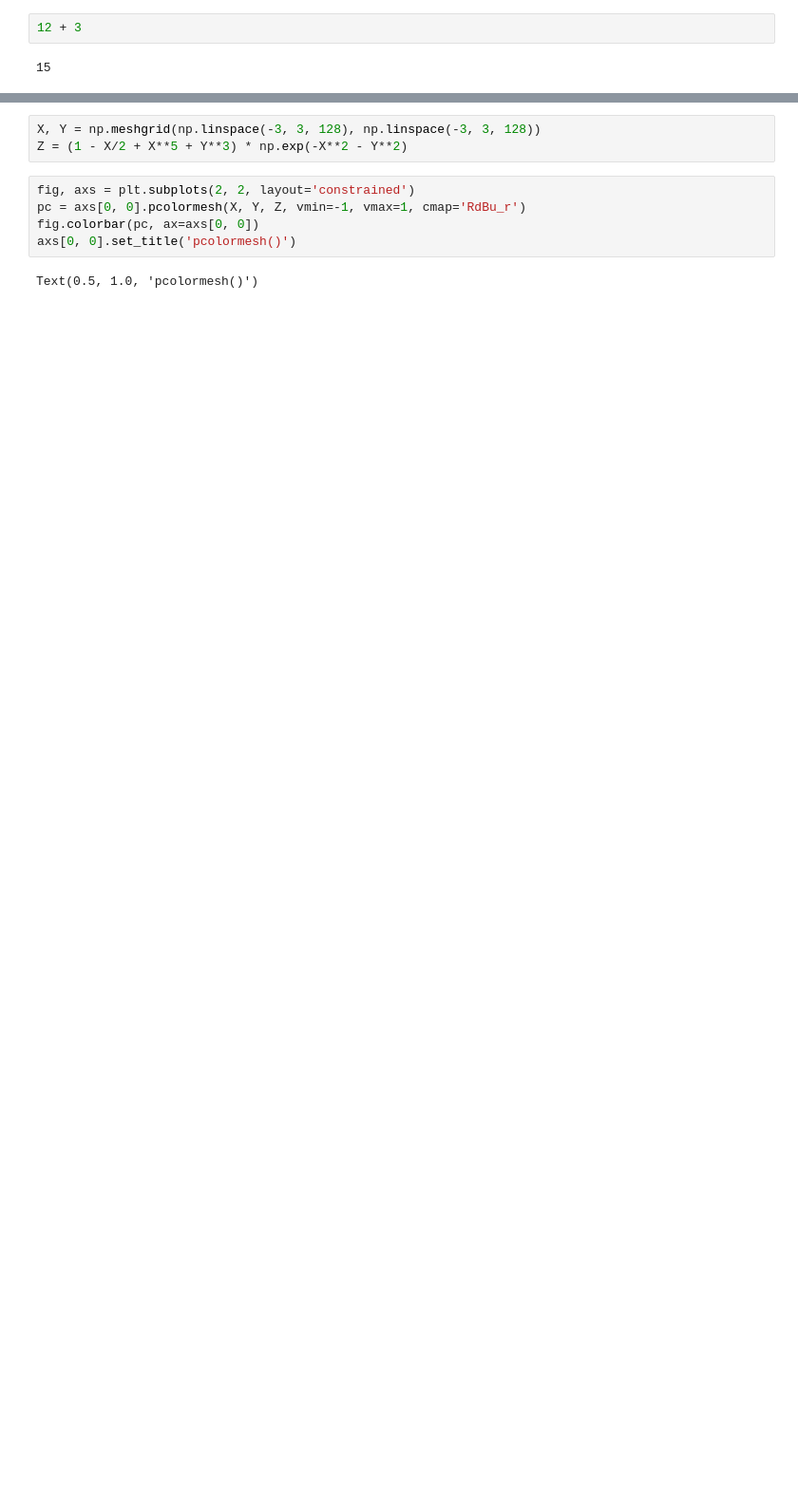
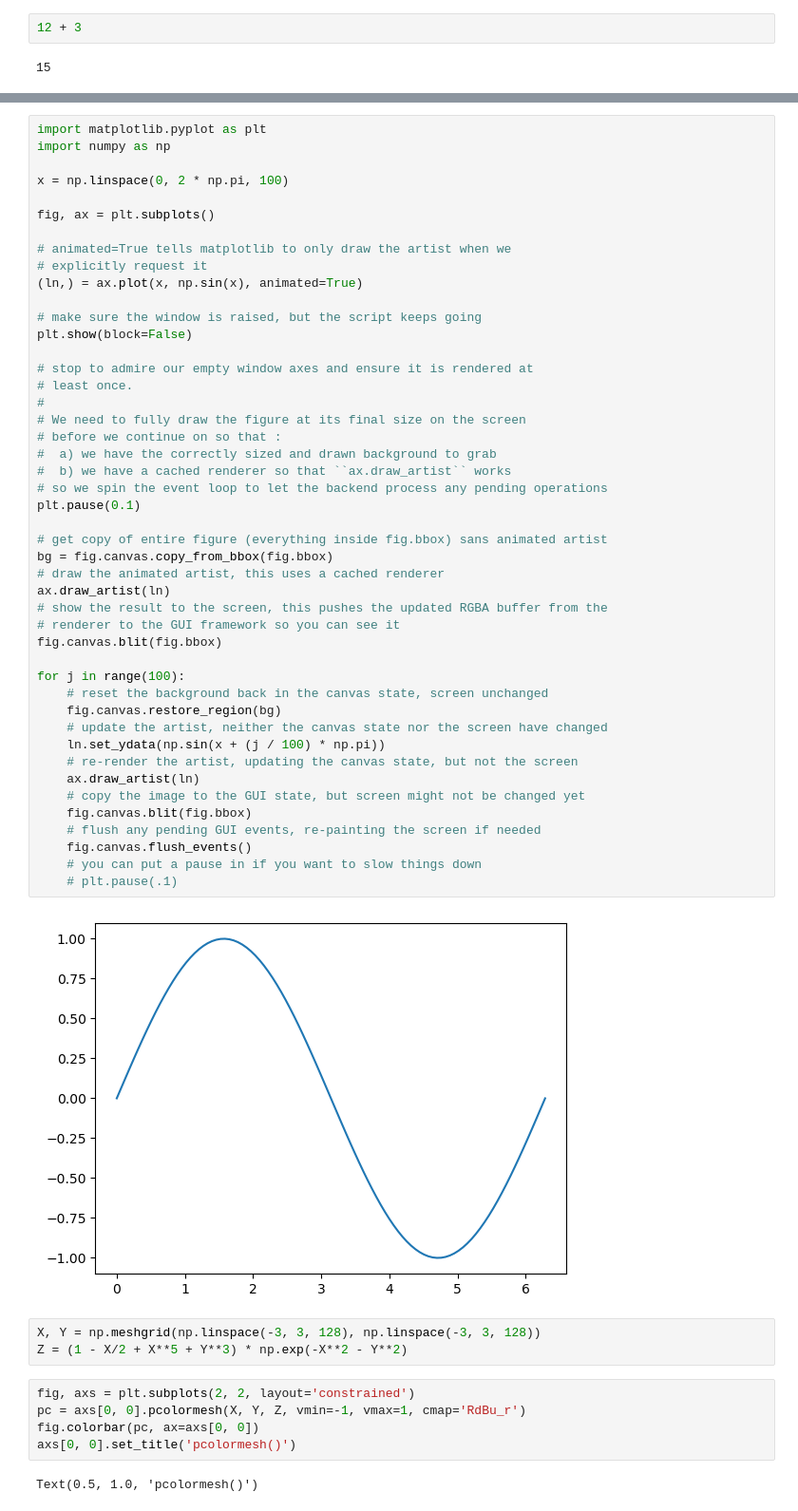
Before and after one commit to robbyls/comp696, a Jupyter notebook: data_notebook.ipynb, the cells around one changed output, grey strips where cells are left out. Shown: that part at 95% size. Cells and saved outputs as stored; diff of their text form; blank space fills up the shorter version.

```diff
--- a/data_notebook.ipynb
+++ b/data_notebook.ipynb
@@ -12,3 +5,51 @@ ModuleNotFoundError: No module named 'pandas'
+# %%
+import matplotlib.pyplot as plt
+import numpy as np
+
+x = np.linspace(0, 2 * np.pi, 100)
+
+fig, ax = plt.subplots()
+
+# animated=True tells matplotlib to only draw the artist when we
+# explicitly request it
+(ln,) = ax.plot(x, np.sin(x), animated=True)
+
+# make sure the window is raised, but the script keeps going
+plt.show(block=False)
+
+# stop to admire our empty window axes and ensure it is rendered at
+# least once.
+#
+# We need to fully draw the figure at its final size on the screen
+# before we continue on so that :
+#  a) we have the correctly sized and drawn background to grab
+#  b) we have a cached renderer so that ``ax.draw_artist`` works
+# so we spin the event loop to let the backend process any pending operations
+plt.pause(0.1)
+
+# get copy of entire figure (everything inside fig.bbox) sans animated artist
+bg = fig.canvas.copy_from_bbox(fig.bbox)
+# draw the animated artist, this uses a cached renderer
+ax.draw_artist(ln)
+# show the result to the screen, this pushes the updated RGBA buffer from the
+# renderer to the GUI framework so you can see it
+fig.canvas.blit(fig.bbox)
+
+for j in range(100):
+    # reset the background back in the canvas state, screen unchanged
+    fig.canvas.restore_region(bg)
+    # update the artist, neither the canvas state nor the screen have changed
+    ln.set_ydata(np.sin(x + (j / 100) * np.pi))
+    # re-render the artist, updating the canvas state, but not the screen
+    ax.draw_artist(ln)
+    # copy the image to the GUI state, but screen might not be changed yet
+    fig.canvas.blit(fig.bbox)
+    # flush any pending GUI events, re-painting the screen if needed
+    fig.canvas.flush_events()
+    # you can put a pause in if you want to slow things down
+    # plt.pause(.1)
+# %% [output]
+[figure, added]
 # %%
 X, Y = np.meshgrid(np.linspace(-3, 3, 128), np.linspace(-3, 3, 128))
 Z = (1 - X/2 + X**5 + Y**3) * np.exp(-X**2 - Y**2)
```
Also changed, not shown: parts of 1 cell of this notebook, 1 other file.
